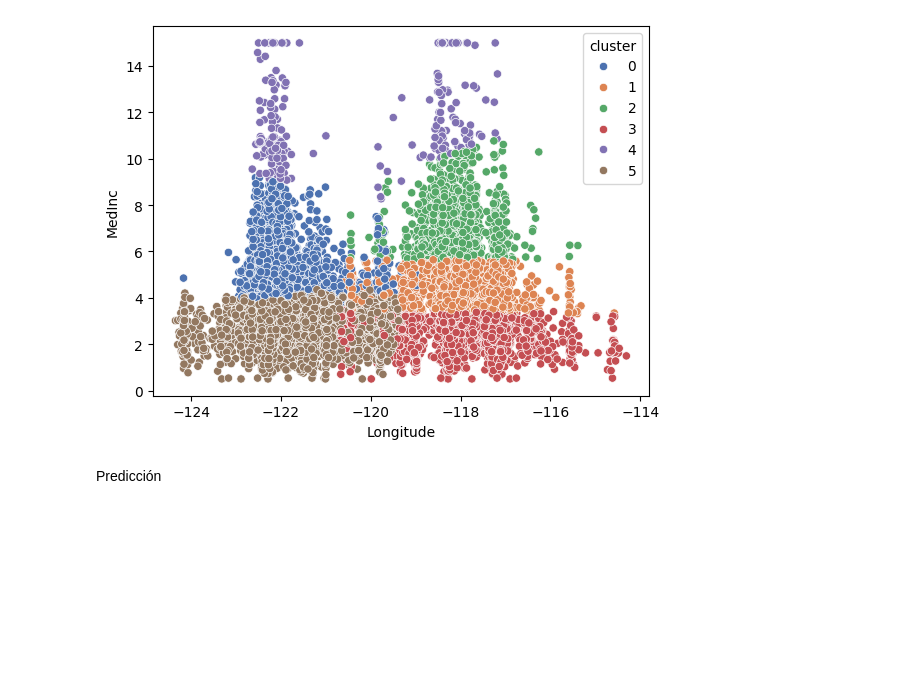
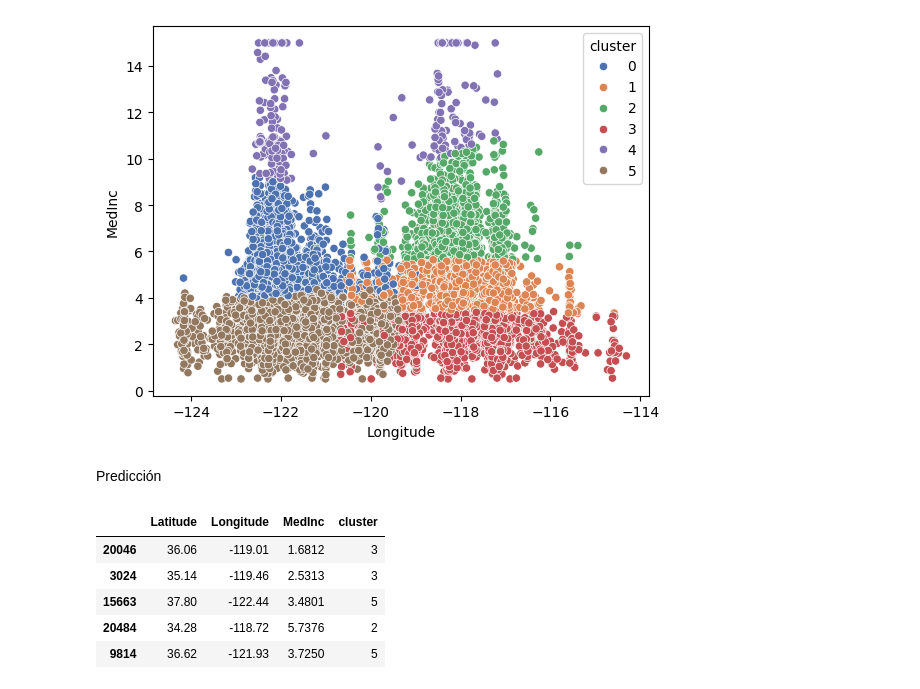
Before and after one commit to Bere333/k_medias_proyect, a Jupyter notebook: src/k_means.ipynb, the cells around one changed output. Saved outputs shown, nothing was run; the diff lists cells and outputs as text; code cells hidden in the pictures; blank space fills up the shorter version.

```diff
--- a/src/k_means.ipynb
+++ b/src/k_means.ipynb
@@ -181,3 +185,16 @@ plt.show()
 [figure]
 # %% [markdown]
 Predicción
+# %%
+y_test = ideal_model.predict(X_test)
+
+X_test['cluster'] = y_test
+# %%
+X_test.head()
+# %% [output]
+|  | Latitude | Longitude | MedInc | cluster |
+| 20046 | 36.06 | -119.01 | 1.6812 | 3 |
+| 3024 | 35.14 | -119.46 | 2.5313 | 3 |
+| 15663 | 37.80 | -122.44 | 3.4801 | 5 |
+| 20484 | 34.28 | -118.72 | 5.7376 | 2 |
+| 9814 | 36.62 | -121.93 | 3.7250 | 5 |
```
Also changed, not shown: parts of 2 cells of this notebook.
